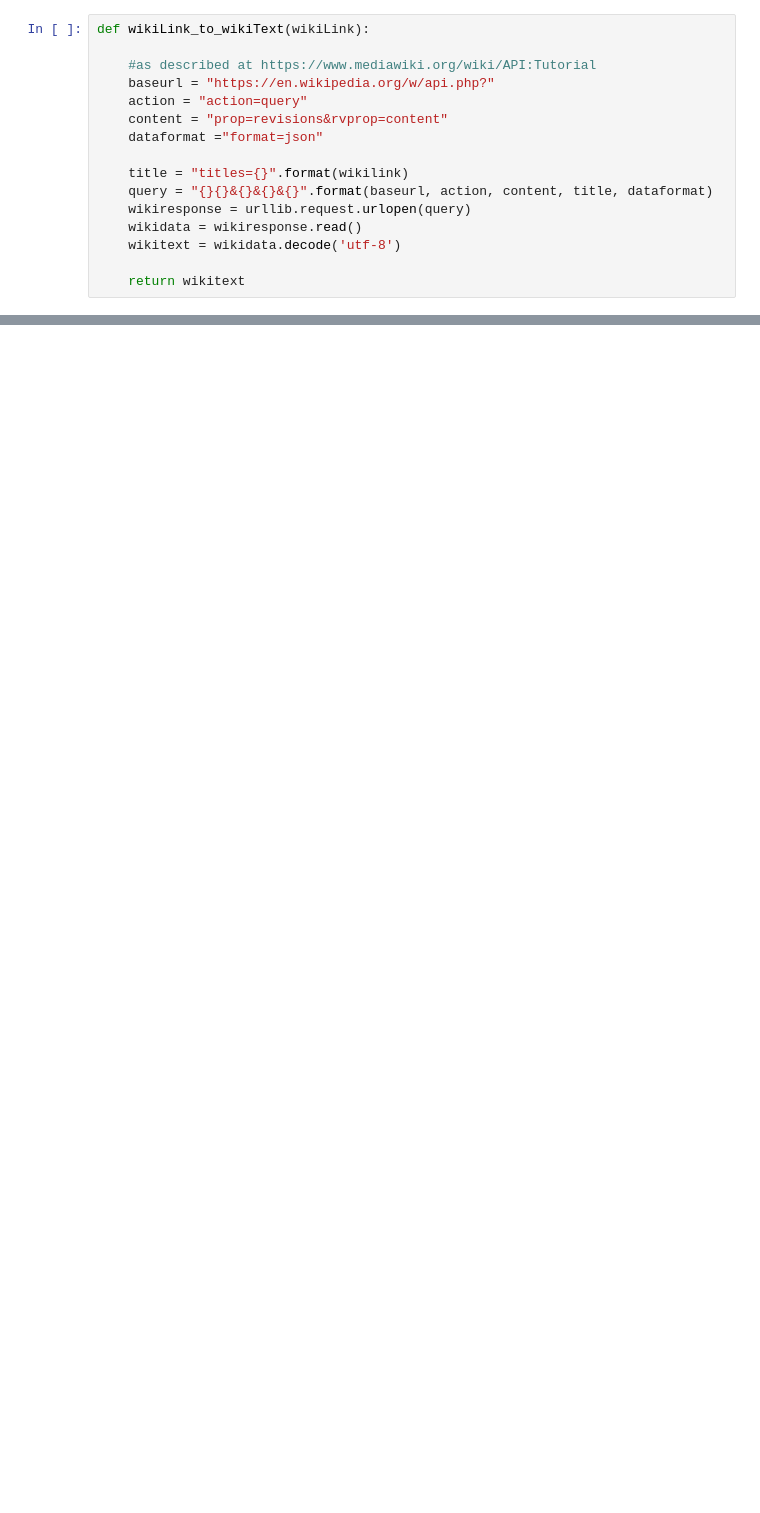
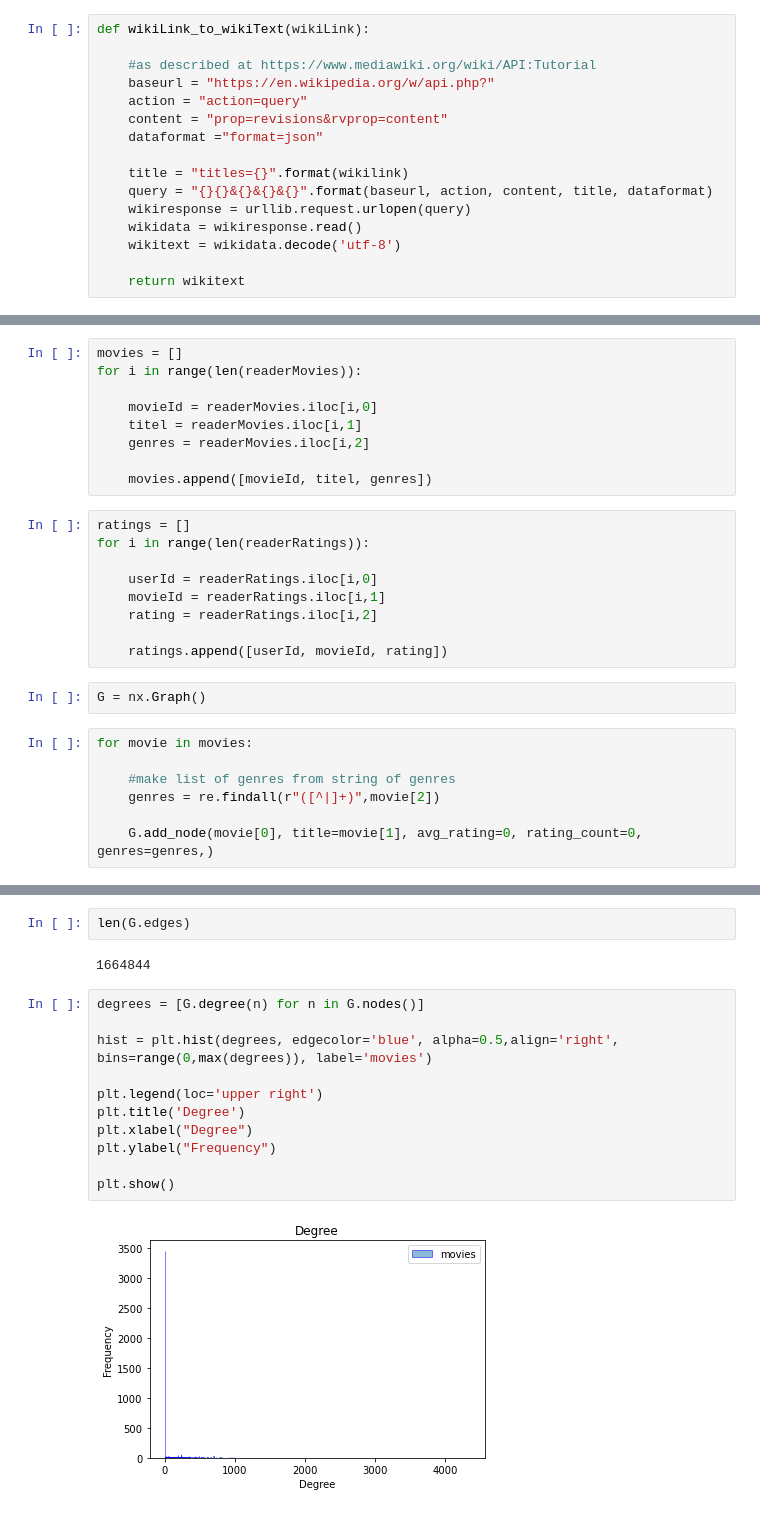
Before and after one commit to aperinus/SocialGraphs, a Jupyter notebook: Project/Loading data.ipynb, the cells around one changed output, grey strips where cells are left out. Drawn from its saved outputs; the diff is of its cells as text; blank space fills up the shorter version.

```diff
--- a/Project/Loading data.ipynb
+++ b/Project/Loading data.ipynb
@@ -51,0 +122,27 @@ readerM = pd.read_csv('marvel.csv')
+# %%
+movies = []
+for i in range(len(readerMovies)):
+
+    movieId = readerMovies.iloc[i,0]
+    titel = readerMovies.iloc[i,1]
+    genres = readerMovies.iloc[i,2]
+
+    movies.append([movieId, titel, genres])
+# %%
+ratings = []
+for i in range(len(readerRatings)):
+
+    userId = readerRatings.iloc[i,0]
+    movieId = readerRatings.iloc[i,1]
+    rating = readerRatings.iloc[i,2]
+
+    ratings.append([userId, movieId, rating])
+# %%
+G = nx.Graph()
+# %%
+for movie in movies:
+
+    #make list of genres from string of genres
+    genres = re.findall(r"([^|]+)",movie[2])
+
+    G.add_node(movie[0], title=movie[1], avg_rating=0, rating_count=0, genres=genres,)
@@ -51,0 +191,17 @@ readerM = pd.read_csv('marvel.csv')
+# %%
+len(G.edges)
+# %% [output]
+1664844
+# %%
+degrees = [G.degree(n) for n in G.nodes()]
+
+hist = plt.hist(degrees, edgecolor='blue', alpha=0.5,align='right', bins=range(0,max(degrees)), label='movies')
+
+plt.legend(loc='upper right')
+plt.title('Degree')
+plt.xlabel("Degree")
+plt.ylabel("Frequency")
+
+plt.show()
+# %% [output]
+[figure, added]
```
Also changed, not shown: parts of 12 cells of this notebook.
